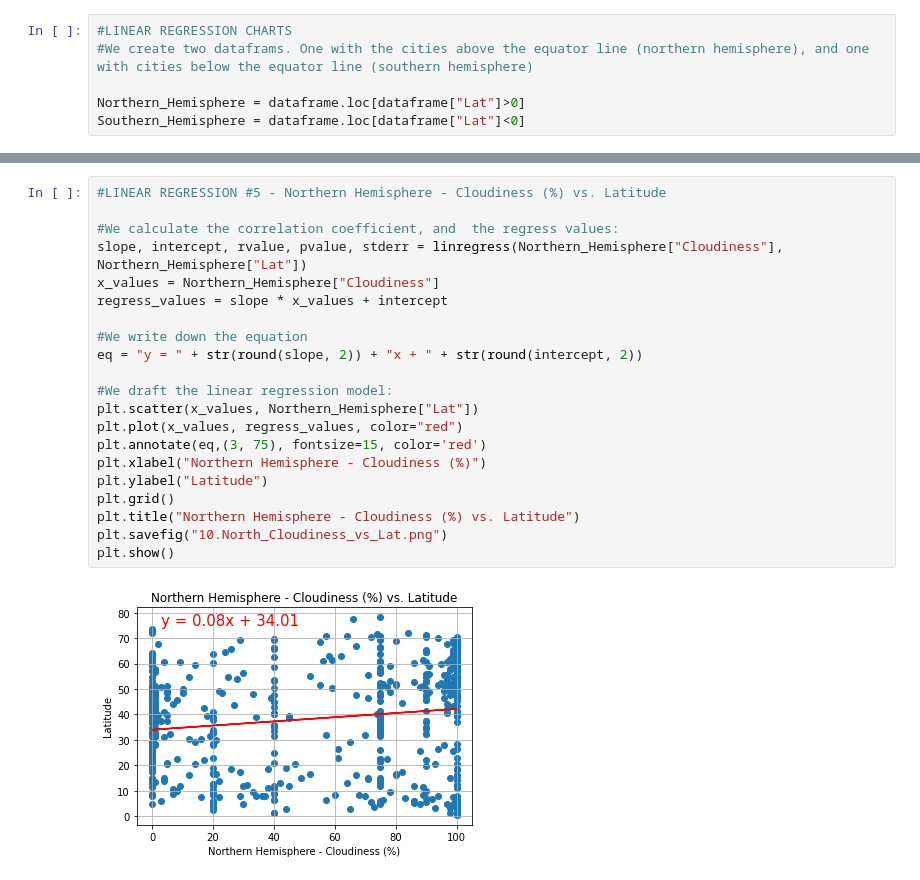
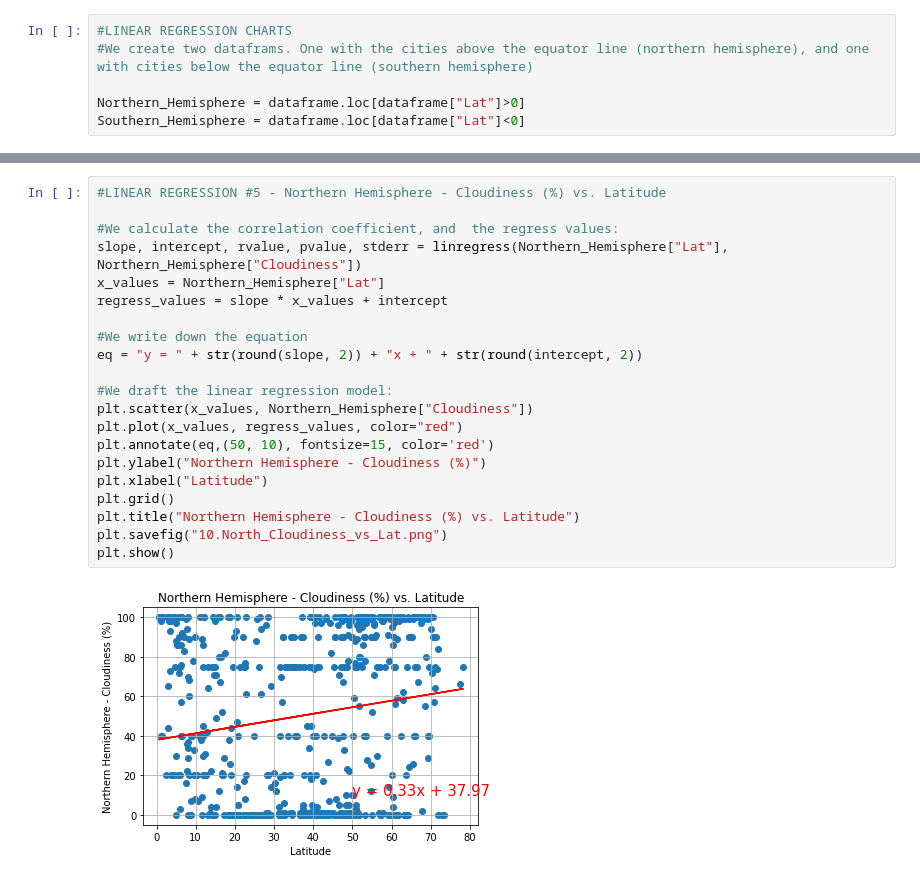
Before and after one commit to JorgeArV/API-challenge, a Jupyter notebook: Homework/Instructions/0.Weather.py.ipynb, the cells around one changed output, grey strips where cells are left out. Drawn from its saved outputs; the diff is of its cells as text.

```diff
--- a/Homework/Instructions/0.Weather.py.ipynb
+++ b/Homework/Instructions/0.Weather.py.ipynb
@@ -369,26 +374,26 @@ plt.show()
 # %%
 #LINEAR REGRESSION #5 - Northern Hemisphere - Cloudiness (%) vs. Latitude
 
 #We calculate the correlation coefficient, and  the regress values:
-slope, intercept, rvalue, pvalue, stderr = linregress(Northern_Hemisphere["Cloudiness"], Northern_Hemisphere["Lat"])
-x_values = Northern_Hemisphere["Cloudiness"]
+slope, intercept, rvalue, pvalue, stderr = linregress(Northern_Hemisphere["Lat"], Northern_Hemisphere["Cloudiness"])
+x_values = Northern_Hemisphere["Lat"]
 regress_values = slope * x_values + intercept
 
 #We write down the equation
 eq = "y = " + str(round(slope, 2)) + "x + " + str(round(intercept, 2))
 
 #We draft the linear regression model:
-plt.scatter(x_values, Northern_Hemisphere["Lat"])
+plt.scatter(x_values, Northern_Hemisphere["Cloudiness"])
 plt.plot(x_values, regress_values, color="red")
-plt.annotate(eq,(3, 75), fontsize=15, color='red')
-plt.xlabel("Northern Hemisphere - Cloudiness (%)")
-plt.ylabel("Latitude")
+plt.annotate(eq,(50, 10), fontsize=15, color='red')
+plt.ylabel("Northern Hemisphere - Cloudiness (%)")
+plt.xlabel("Latitude")
 plt.grid()
 plt.title("Northern Hemisphere - Cloudiness (%) vs. Latitude")
 plt.savefig("10.North_Cloudiness_vs_Lat.png")
 plt.show()
 # %% [output]
-[figure, old version]
+[figure, new version]
 # %%
 #LINEAR REGRESSION #6 - Southern Hemisphere - Cloudiness (%) vs. Latitude
 
```
Also changed, not shown: parts of 8 cells of this notebook, 8 other files.
